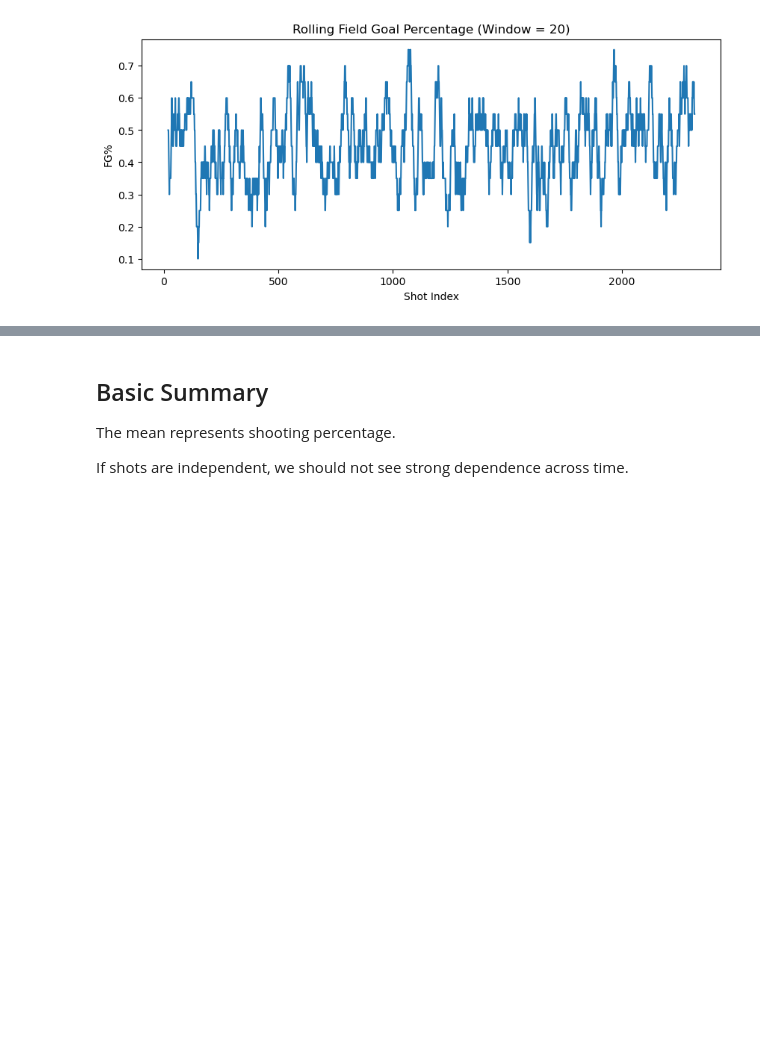
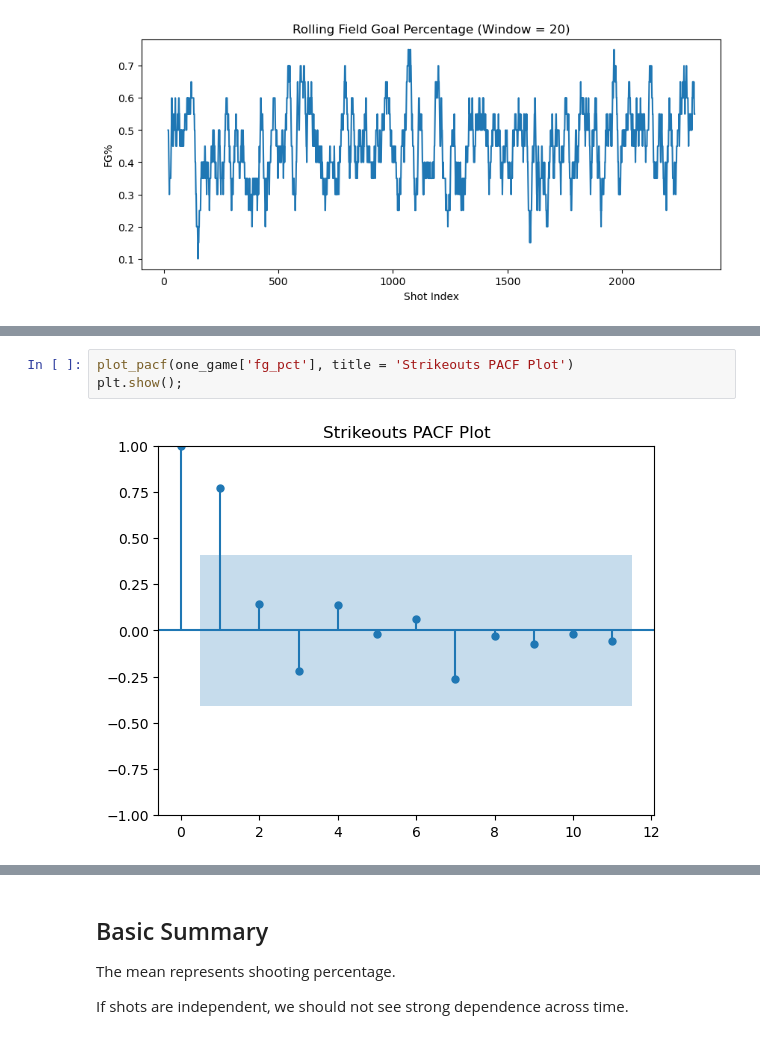
Before and after one commit to lilyhoffman/ds4420, a Jupyter notebook: hot_hands_time_series.ipynb, the cells around one changed output, grey strips where cells are left out. Cells and saved outputs as stored; diff of their text form; blank space fills up the shorter version.

```diff
--- a/hot_hands_time_series.ipynb
+++ b/hot_hands_time_series.ipynb
@@ -156,0 +270,5 @@ plt.show()
+# %%
+plot_pacf(one_game['fg_pct'], title = 'Strikeouts PACF Plot')
+plt.show();
+# %% [output]
+[figure, added]
```
Also changed, not shown: parts of 20 cells of this notebook.
